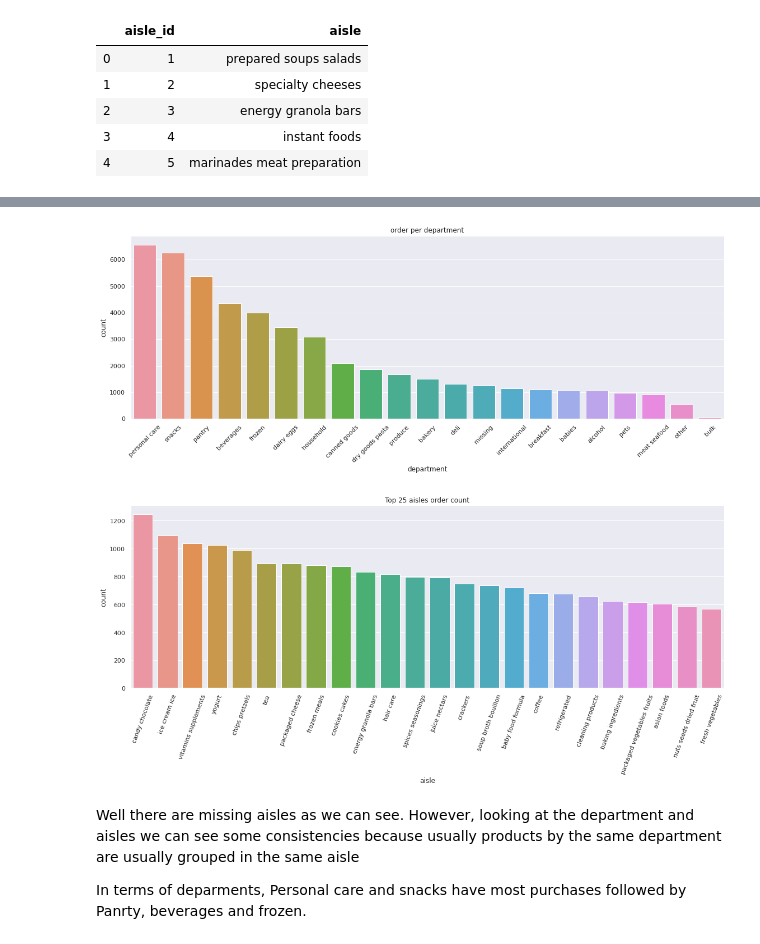
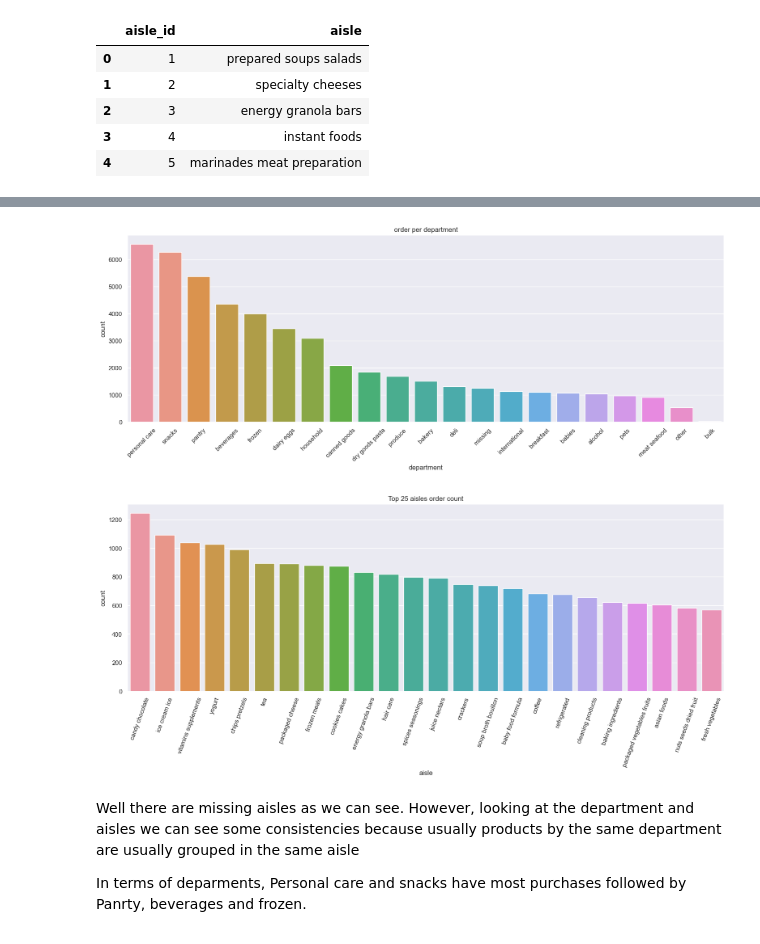
Before and after one commit to yassine-mhedhbi/CompleteBasket, a Jupyter notebook: 1_Explore_Instacart_data.ipynb, the cells around one changed output, grey strips where cells are left out. Drawn from its saved outputs; the diff is of its cells as text; code cells hidden in the pictures.

```diff
--- a/1_Explore_Instacart_data.ipynb
+++ b/1_Explore_Instacart_data.ipynb
@@ -12,6 +34,6 @@ import os
 # %% [markdown]
 The original dataset is “The Instacart Online Grocery Shopping Dataset 2017”, Accessed from https://www.instacart.com/datasets/grocery-shopping-2017 on June 3, 2020
 # %%
-folder = 'instacart_2017_05_01'
+folder = 'src/data'
 os.listdir(folder)
 # %% [output]
@@ -241,21 +254,21 @@ full_df.head()
 full_df = full_df.dropna(subset=['aisle', 'product_name', 'department'])
 # %%
 _ = plt.figure(figsize=(19, 6))
-sns.countplot(full_df['department'], order=full_df.department.value_counts().iloc[:].index)
+sns.countplot(data=full_df, x='department', order=full_df.department.value_counts().iloc[:].index)
 plt.xticks(rotation=45)
 plt.title('order per department')
 plt.show()
 # %% [output]
-[figure, old version]
+[figure, new version]
 # %%
 _ = plt.figure(figsize=(19, 6))
 #index 0 is for missing aisle
-sns.countplot(full_df['aisle'], order=full_df.aisle.value_counts().iloc[1:25].index)
+sns.countplot(data=full_df, x='aisle', order=full_df.aisle.value_counts().iloc[1:25].index)
 plt.xticks(rotation=70)
 plt.title('Top 25 aisles order count')
 plt.show()
 # %% [output]
-[figure, old version]
+[figure, new version]
 # %% [markdown]
 Well there are missing aisles as we can see. However, looking at the department and aisles we can see some consistencies because usually products by the same department are usually grouped in the same aisle
 
```
Also changed, not shown: parts of 8 cells of this notebook, 6 other files.
